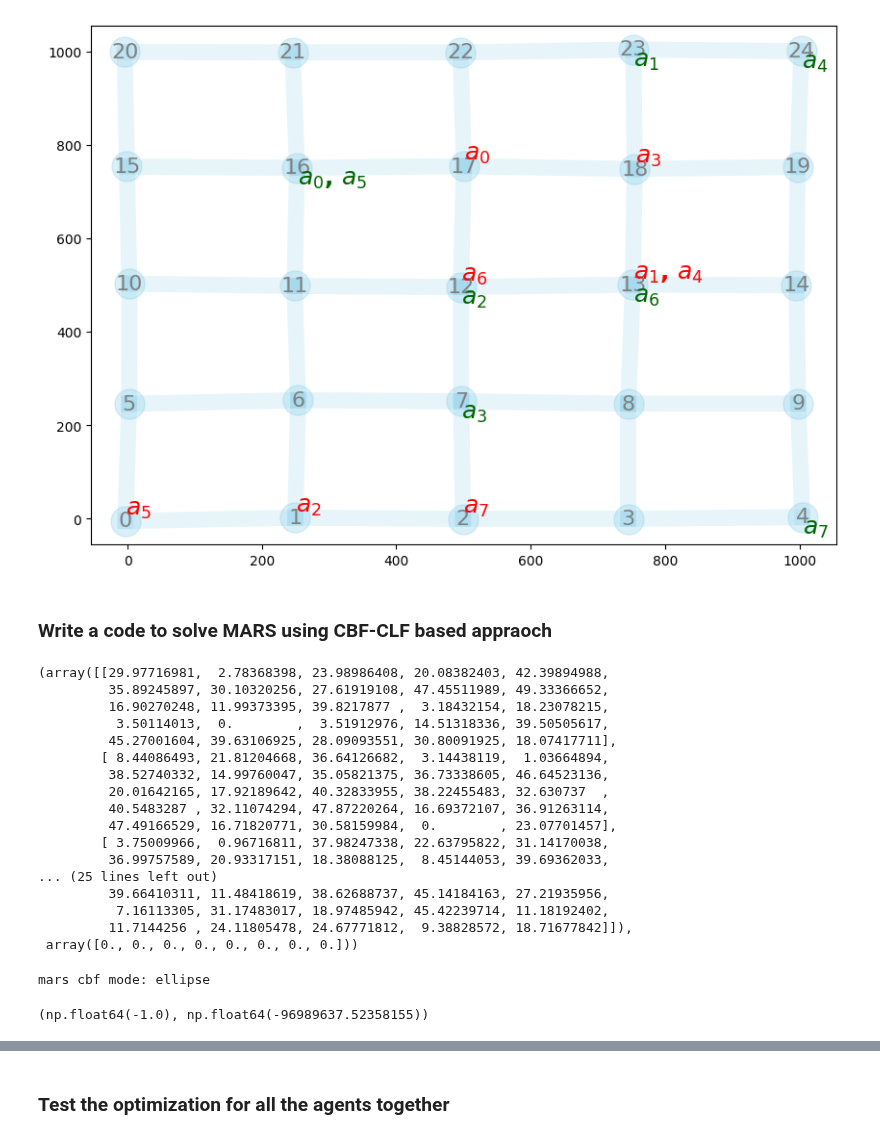
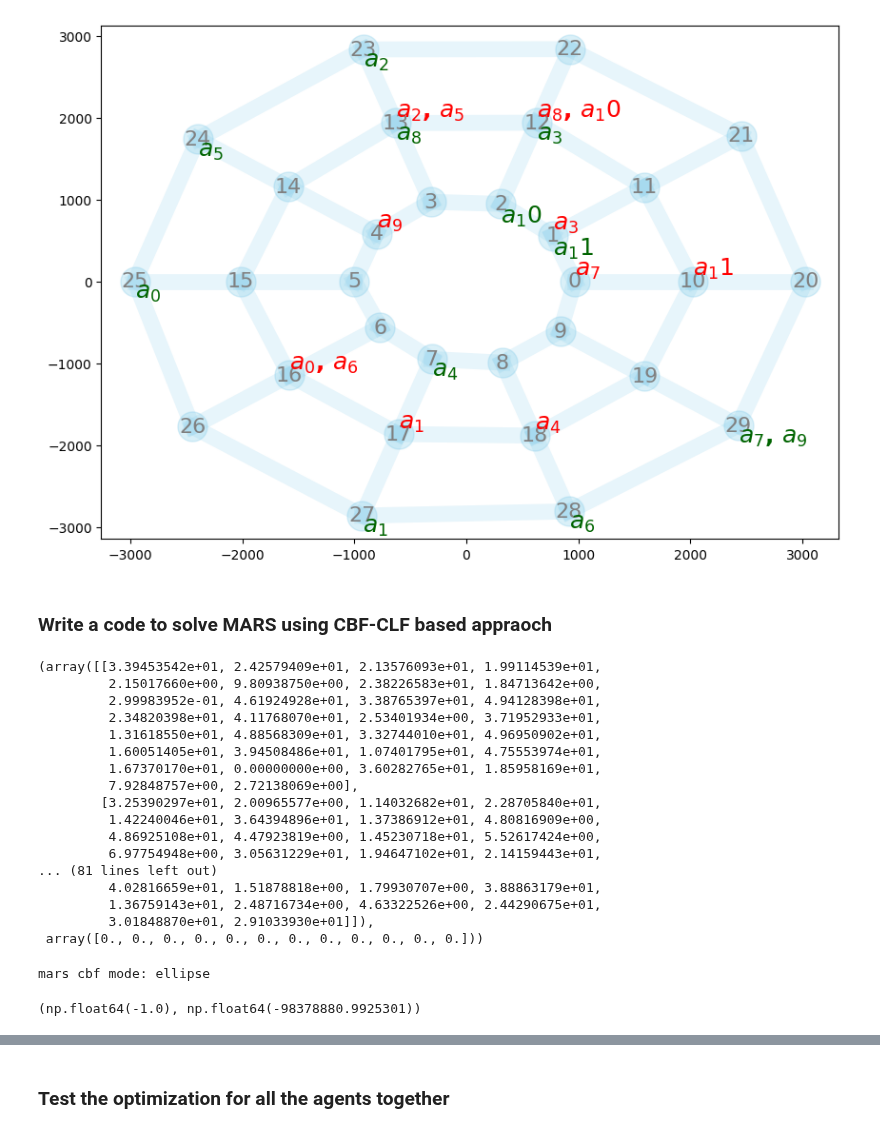
Before and after one commit to dt-1729/ULI_NASA, a Jupyter notebook: UTM_scheduling_and_routing/main.ipynb, the cells around one changed output, grey strips where cells are left out. Cells and saved outputs as stored; diff of their text form; code cells hidden in the pictures.

```diff
--- a/UTM_scheduling_and_routing/main.ipynb
+++ b/UTM_scheduling_and_routing/main.ipynb
@@ -15,8 +15,8 @@ importlib.reload(createEnv)
 importlib.reload(supporting_functions)
 
 # generate waypoints and the adjacency matrix
-n_waypoints = 25
-n_agents = 8
+n_waypoints = 30
+n_agents = 12
 tolArray = np.random.uniform(10.0, 10.0, n_waypoints)
 
 # Grid network parameters
@@ -48,35 +48,35 @@ ca_cbf_el = {
 # linear cbf mode
 ca_cbf_lin = {
     'mode':'linear',
     'eps':1e-4*tolArray,
     'eta':0
 }
 
 # create a mars environment
 mars = createEnv.MARS(
     n_waypoints,
     n_agents,
     tolArray,
-    grid_params,
+    ring_params,
     seed=11,
     offset_energy=1,
     stagewiseCostCoeffs=np.array([1.0, 100.0, 1.0]),
     selfHop=0,
     ca_cbf=ca_cbf_lin,
     printFlag=False)
 
 # mars visualization
 cmap = plt.get_cmap('tab20')
 agent_colors = {a: cmap(i / mars.n_agents) for i, a in enumerate(range(mars.n_agents))}
 createEnv.plotNetwork(mars=mars, figuresize=(10,7), routes=[], agent_colors=agent_colors, showEdgeLength=False)
 
 # agent visualization
 # show_graph=0
 # if show_graph:
 #     for i,v in enumerate(mars.agents):
 #         v.showGraph(mars.wp_locations, mars.dist_mat, mars.mask, mars.sched_mat[i,:], figuresize=(10,5), showEdgeTimeLim=True)
 # %% [output]
-[figure, old version]
+[figure, new version]
 # %% [markdown]
 ### Write a code to solve MARS using CBF-CLF based appraoch
 # %%
@@ -115,23 +115,23 @@ optimizer = {
 # %%
 T0, mars.start_times
 # %% [output]
-(array([[29.97716981,  2.78368398, 23.98986408, 20.08382403, 42.39894988,
-         35.89245897, 30.10320256, 27.61919108, 47.45511989, 49.33366652,
-         16.90270248, 11.99373395, 39.8217877 ,  3.18432154, 18.23078215,
-          3.50114013,  0.        ,  3.51912976, 14.51318336, 39.50505617,
-         45.27001604, 39.63106925, 28.09093551, 30.80091925, 18.07417711],
-        [ 8.44086493, 21.81204668, 36.64126682,  3.14438119,  1.03664894,
-         38.52740332, 14.99760047, 35.05821375, 36.73338605, 46.64523136,
-         20.01642165, 17.92189642, 40.32833955, 38.22455483, 32.630737  ,
-         40.5483287 , 32.11074294, 47.87220264, 16.69372107, 36.91263114,
-         47.49166529, 16.71820771, 30.58159984,  0.        , 23.07701457],
-        [ 3.75009966,  0.96716811, 37.98247338, 22.63795822, 31.14170038,
-         36.99757589, 20.93317151, 18.38088125,  8.45144053, 39.69362033,
-... (25 lines left out)
-         39.66410311, 11.48418619, 38.62688737, 45.14184163, 27.21935956,
-          7.16113305, 31.17483017, 18.97485942, 45.42239714, 11.18192402,
-         11.7144256 , 24.11805478, 24.67771812,  9.38828572, 18.71677842]]),
- array([0., 0., 0., 0., 0., 0., 0., 0.]))
+(array([[3.39453542e+01, 2.42579409e+01, 2.13576093e+01, 1.99114539e+01,
+         2.15017660e+00, 9.80938750e+00, 2.38226583e+01, 1.84713642e+00,
+         2.99983952e-01, 4.61924928e+01, 3.38765397e+01, 4.94128398e+01,
+         2.34820398e+01, 4.11768070e+01, 2.53401934e+00, 3.71952933e+01,
+         1.31618550e+01, 4.88568309e+01, 3.32744010e+01, 4.96950902e+01,
+         1.60051405e+01, 3.94508486e+01, 1.07401795e+01, 4.75553974e+01,
+         1.67370170e+01, 0.00000000e+00, 3.60282765e+01, 1.85958169e+01,
+         7.92848757e+00, 2.72138069e+00],
+        [3.25390297e+01, 2.00965577e+00, 1.14032682e+01, 2.28705840e+01,
+         1.42240046e+01, 3.64394896e+01, 1.37386912e+01, 4.80816909e+00,
+         4.86925108e+01, 4.47923819e+00, 1.45230718e+01, 5.52617424e+00,
+         6.97754948e+00, 3.05631229e+01, 1.94647102e+01, 2.14159443e+01,
+... (81 lines left out)
+         4.02816659e+01, 1.51878818e+00, 1.79930707e+00, 3.88863179e+01,
+         1.36759143e+01, 2.48716734e+00, 4.63322526e+00, 2.44290675e+01,
+         3.01848870e+01, 2.91033930e+01]]),
+ array([0., 0., 0., 0., 0., 0., 0., 0., 0., 0., 0., 0.]))
 # %%
 mars.ca_cbf = ca_cbf_el
 cbf_mode = mars.ca_cbf['mode']
@@ -140,7 +140,7 @@ H0, GradH0 = mars.CBF_waypoints(T0, range(mars.n_waypoints), returnGrad=True)
 np.min(H0), np.min(GradH0)
 # %% [output]
 mars cbf mode: ellipse
-(np.float64(-1.0), np.float64(-96989637.52358155))
+(np.float64(-1.0), np.float64(-98378880.9925301))
 # %%
 
 active_waypoints = range(mars.n_waypoints)
```
Also changed, not shown: parts of 7 cells of this notebook, 1 other file.
